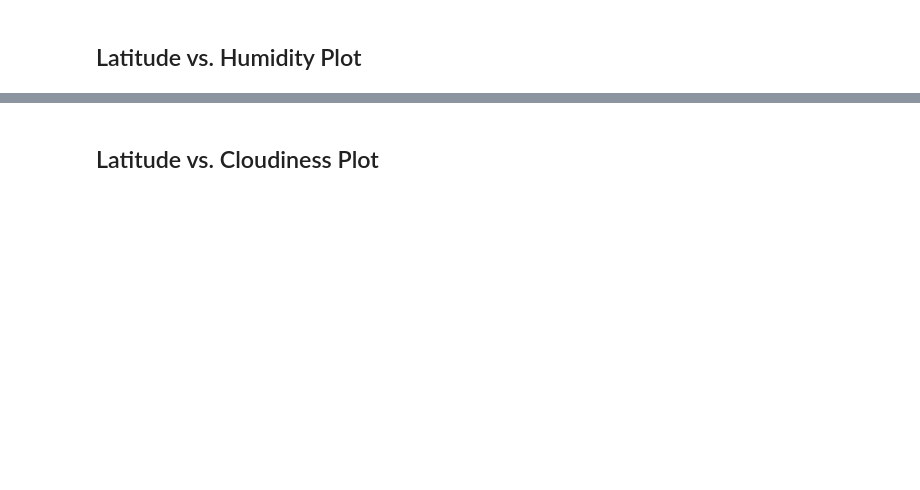
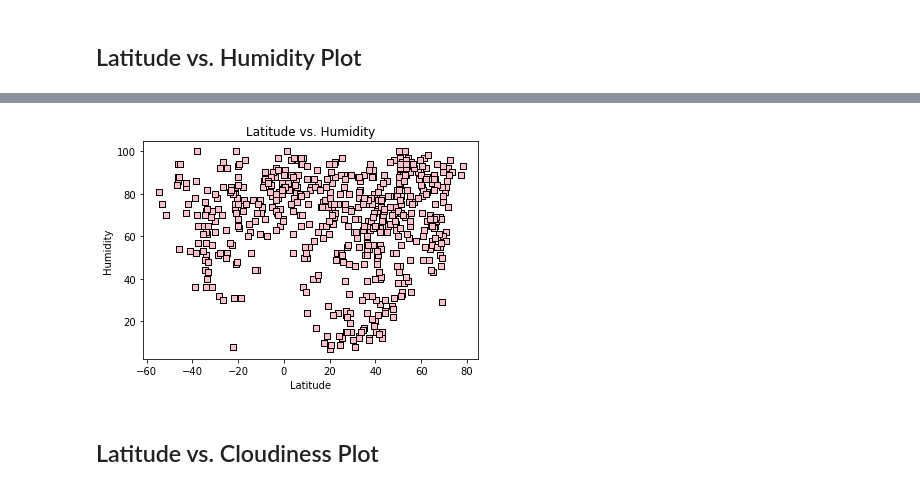
Before and after one commit to ellismok/API-Challenge, a Jupyter notebook: WeatherPy.ipynb, the cells around one changed output, grey strips where cells are left out. Saved outputs shown, nothing was run; the diff lists cells and outputs as text; code cells hidden in the pictures; blank space fills up the shorter version.

```diff
--- a/WeatherPy.ipynb
+++ b/WeatherPy.ipynb
@@ -161,2 +331,27 @@ Int64Index([], dtype='int64')
+# %%
+# Content
+lat = no_humid_city["Lat"]
+humidity = no_humid_city["Humidity"]
+
+# Build the scatter plots for latitude vs. humidity
+plt.scatter(lat,
+            humidity,
+            c="pink",
+            edgecolor ="black",
+            marker="s",
+            alpha=1)
+
+# Details for the graph
+plt.title("Latitude vs. Humidity")
+plt.ylabel("Humidity")
+plt.xlabel("Latitude")
+
+# Save the figure
+plt.savefig("graphs/Lat&Humidity.png")
+
+# Show plot
+plt.show()
+# %% [output]
+[figure, added]
 # %% [markdown]
 ## Latitude vs. Cloudiness Plot
```
Also changed, not shown: parts of 56 cells of this notebook, 33 other files.
